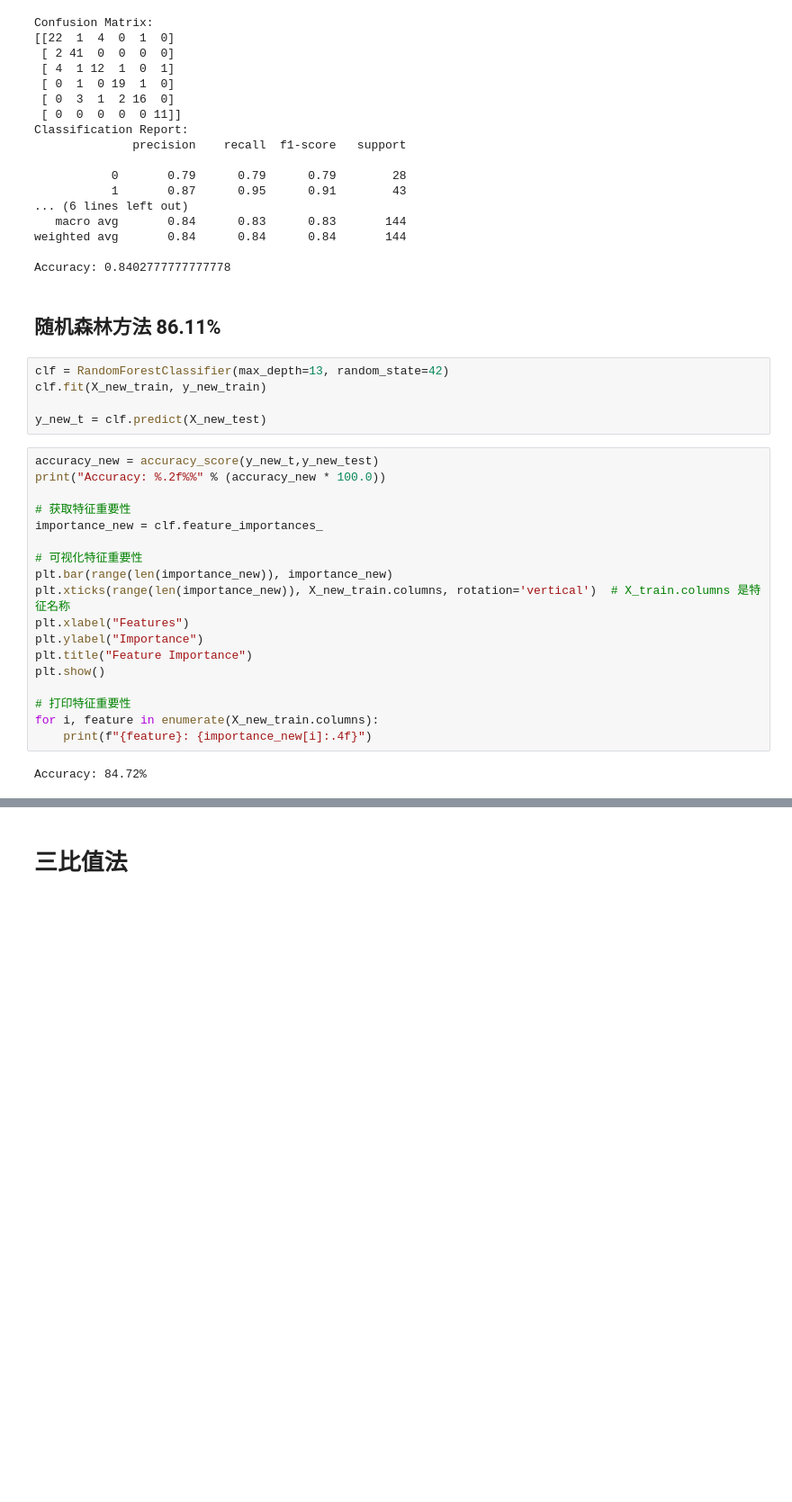
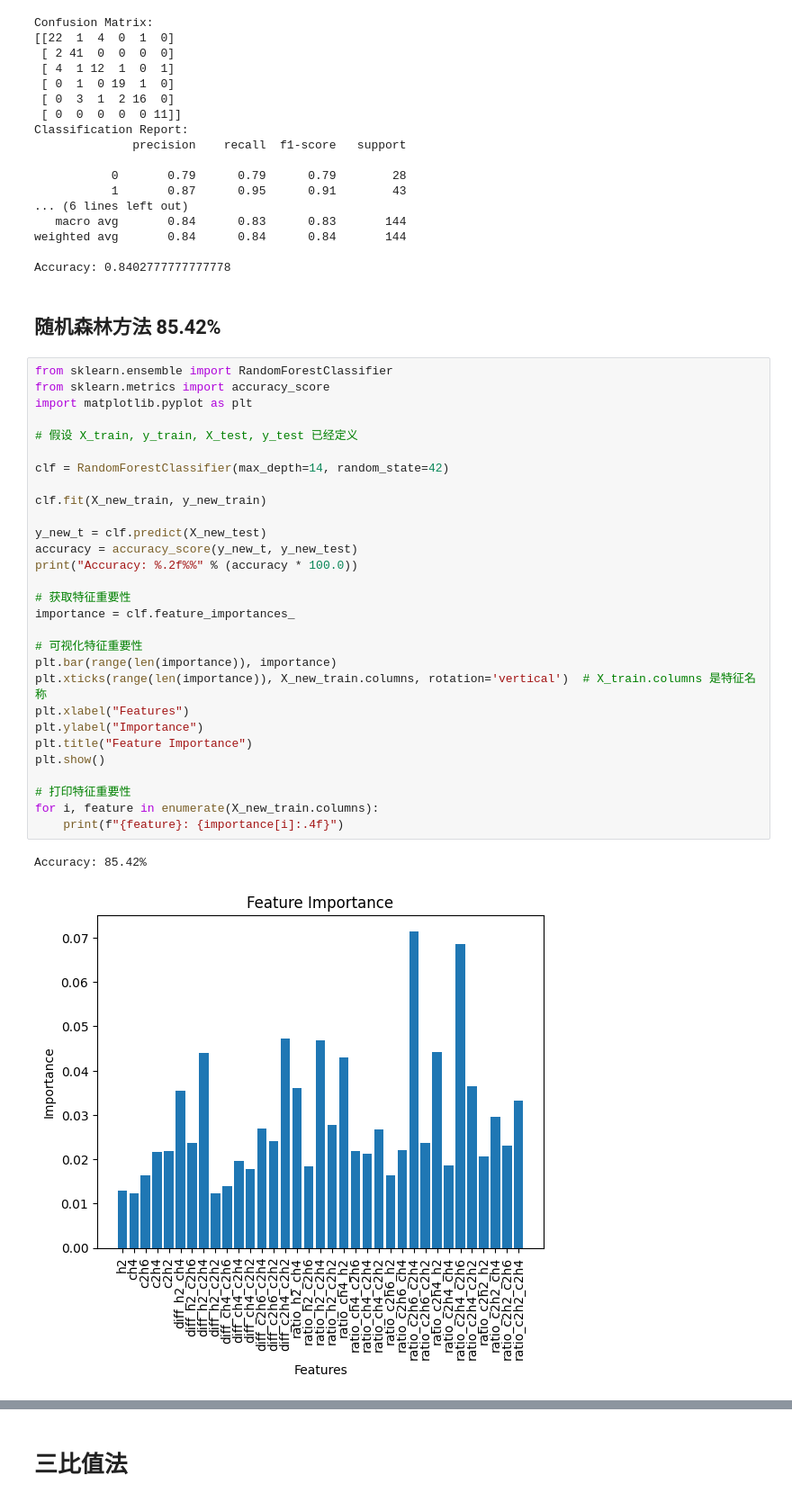
Before and after one commit to Sihan0229/DGA, a Jupyter notebook: Dissolved-Gas-Analysis/dga_mydata.ipynb, the cells around one changed output, grey strips where cells are left out. Shown at 90% size. Saved outputs shown, nothing was run; the diff lists cells and outputs as text; blank space fills up the shorter version.

```diff
--- a/Dissolved-Gas-Analysis/dga_mydata.ipynb
+++ b/Dissolved-Gas-Analysis/dga_mydata.ipynb
@@ -766,29 +792,36 @@ weighted avg       0.84      0.84      0.84       144
 
 Accuracy: 0.8402777777777778
 # %% [markdown]
-## 随机森林方法 86.11%
+## 随机森林方法 85.42%
-# %%
-clf = RandomForestClassifier(max_depth=13, random_state=42)
-clf.fit(X_new_train, y_new_train)
-
-y_new_t = clf.predict(X_new_test)
 # %%
-accuracy_new = accuracy_score(y_new_t,y_new_test)
-print("Accuracy: %.2f%%" % (accuracy_new * 100.0))
+from sklearn.ensemble import RandomForestClassifier
+from sklearn.metrics import accuracy_score
+import matplotlib.pyplot as plt
+
+# 假设 X_train, y_train, X_test, y_test 已经定义
+
+clf = RandomForestClassifier(max_depth=14, random_state=42)
+
+clf.fit(X_new_train, y_new_train)
+
+y_new_t = clf.predict(X_new_test)
+accuracy = accuracy_score(y_new_t, y_new_test)
+print("Accuracy: %.2f%%" % (accuracy * 100.0))
 
 # 获取特征重要性
-importance_new = clf.feature_importances_
+importance = clf.feature_importances_
 
 # 可视化特征重要性
-plt.bar(range(len(importance_new)), importance_new)
-plt.xticks(range(len(importance_new)), X_new_train.columns, rotation='vertical')  # X_train.columns 是特征名称
+plt.bar(range(len(importance)), importance)
+plt.xticks(range(len(importance)), X_new_train.columns, rotation='vertical')  # X_train.columns 是特征名称
 plt.xlabel("Features")
 plt.ylabel("Importance")
 plt.title("Feature Importance")
 plt.show()
 
 # 打印特征重要性
 for i, feature in enumerate(X_new_train.columns):
-    print(f"{feature}: {importance_new[i]:.4f}")
+    print(f"{feature}: {importance[i]:.4f}")
 # %% [output]
-Accuracy: 84.72%
+Accuracy: 85.42%
+[figure, added]
```
Also changed, not shown: parts of 9 cells of this notebook.
